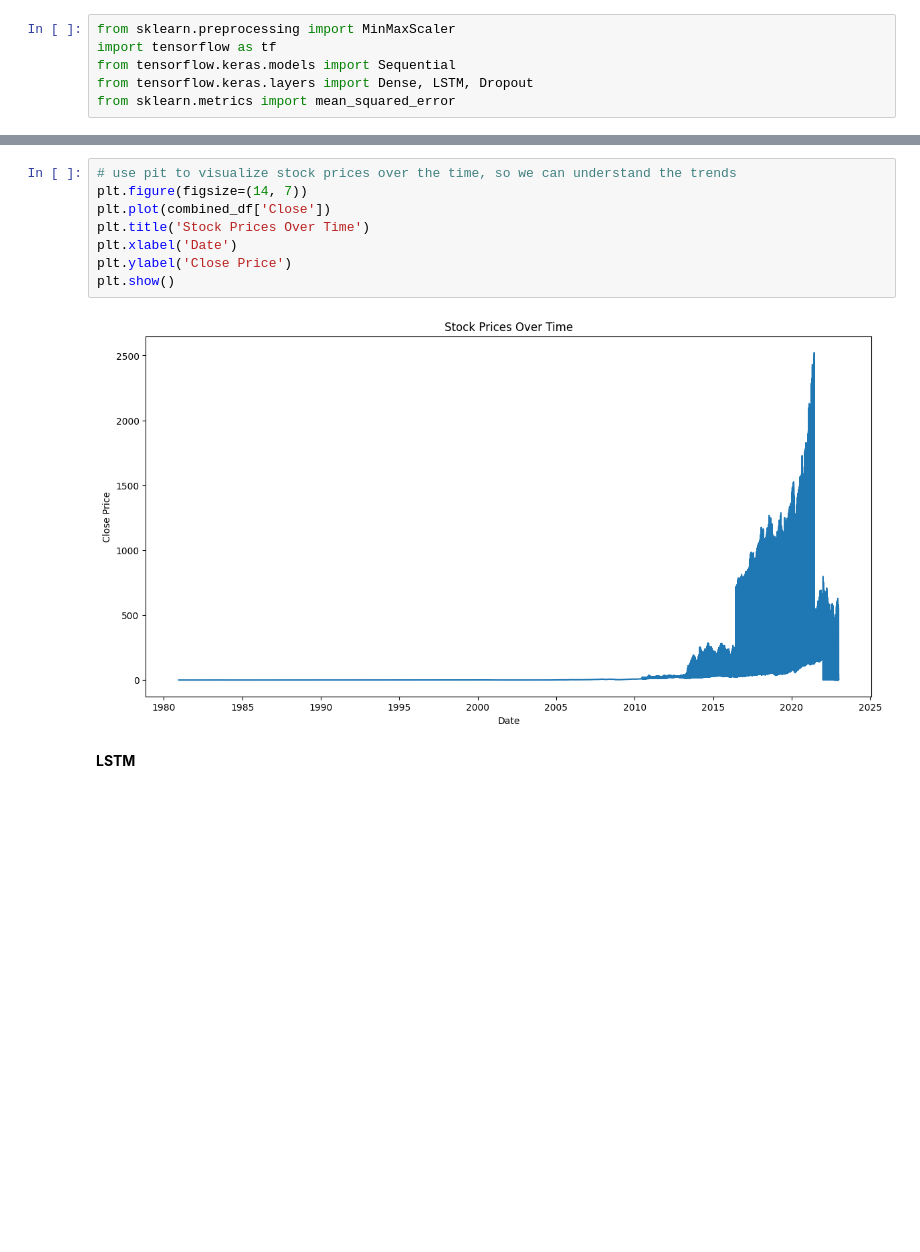
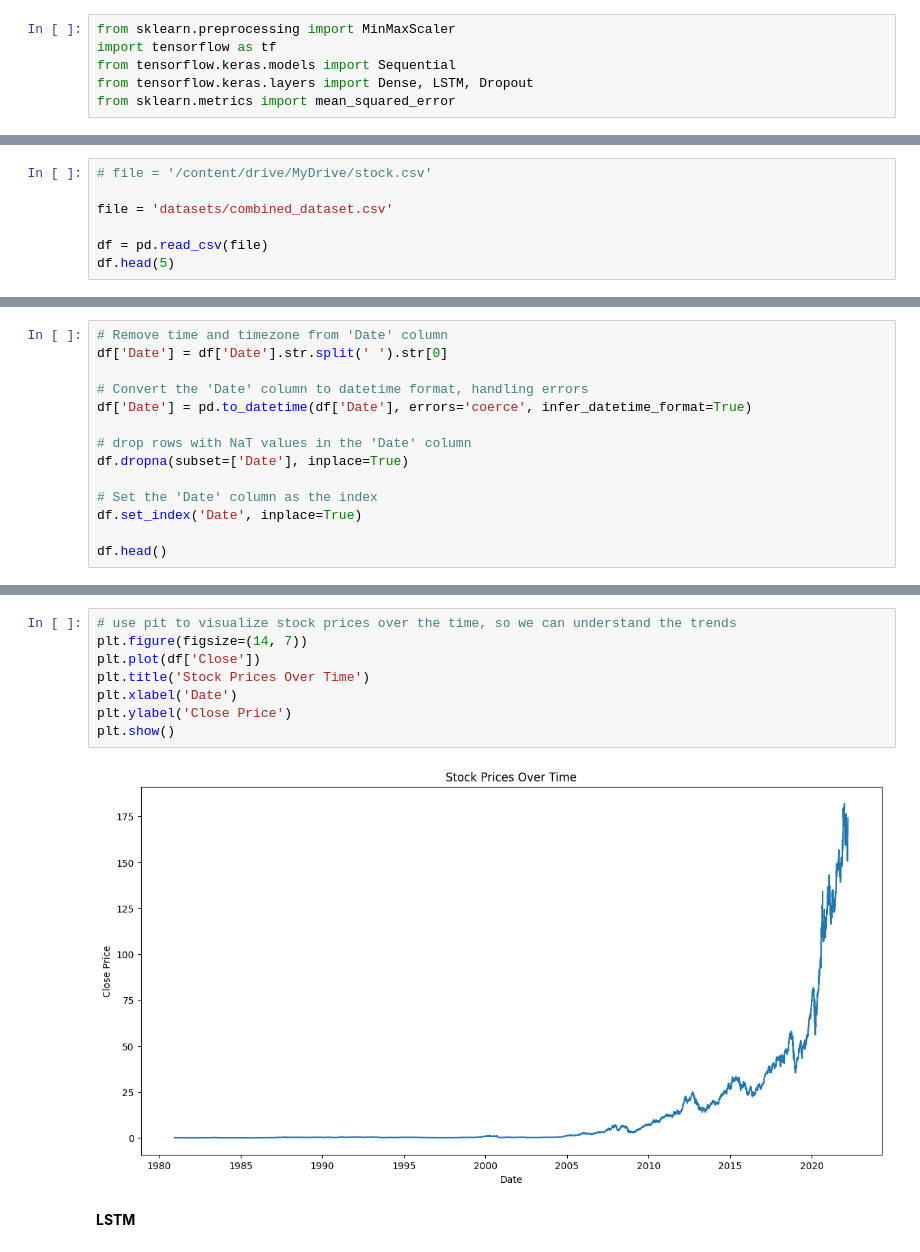
Before and after one commit to freshpex/AI-Final-Project, a Jupyter notebook: AI_Final_Project.ipynb, the cells around one changed output, grey strips where cells are left out. Cells and saved outputs as stored; diff of their text form; blank space fills up the shorter version.

```diff
--- a/AI_Final_Project.ipynb
+++ b/AI_Final_Project.ipynb
@@ -47,0 +16,7 @@ combined_df.head(5)
+# %%
+# file = '/content/drive/MyDrive/stock.csv'
+
+file = 'datasets/combined_dataset.csv'
+
+df = pd.read_csv(file)
+df.head(5)
@@ -75,0 +59,14 @@ combined_df.describe()
+# %%
+# Remove time and timezone from 'Date' column
+df['Date'] = df['Date'].str.split(' ').str[0]
+
+# Convert the 'Date' column to datetime format, handling errors
+df['Date'] = pd.to_datetime(df['Date'], errors='coerce', infer_datetime_format=True)
+
+# drop rows with NaT values in the 'Date' column
+df.dropna(subset=['Date'], inplace=True)
+
+# Set the 'Date' column as the index
+df.set_index('Date', inplace=True)
+
+df.head()
@@ -76,13 +97,13 @@ combined_df.describe()
 # %%
 # use pit to visualize stock prices over the time, so we can understand the trends
 plt.figure(figsize=(14, 7))
-plt.plot(combined_df['Close'])
+plt.plot(df['Close'])
 plt.title('Stock Prices Over Time')
 plt.xlabel('Date')
 plt.ylabel('Close Price')
 plt.show()
 # %% [output]
-[figure, old version]
+[figure, new version]
 # %% [markdown]
 **LSTM**
 # %%
```
Also changed, not shown: parts of 23 cells of this notebook, 13 other files.
